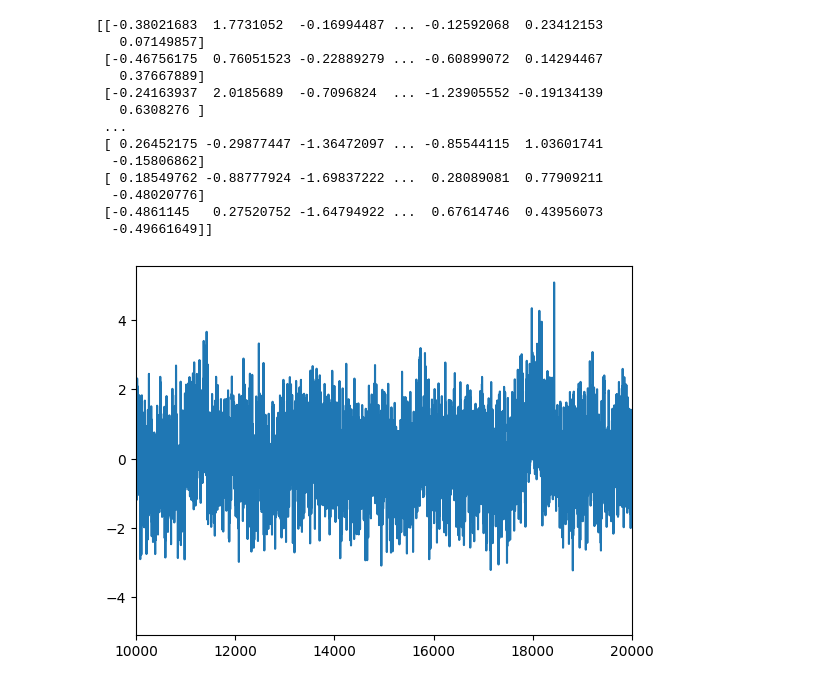
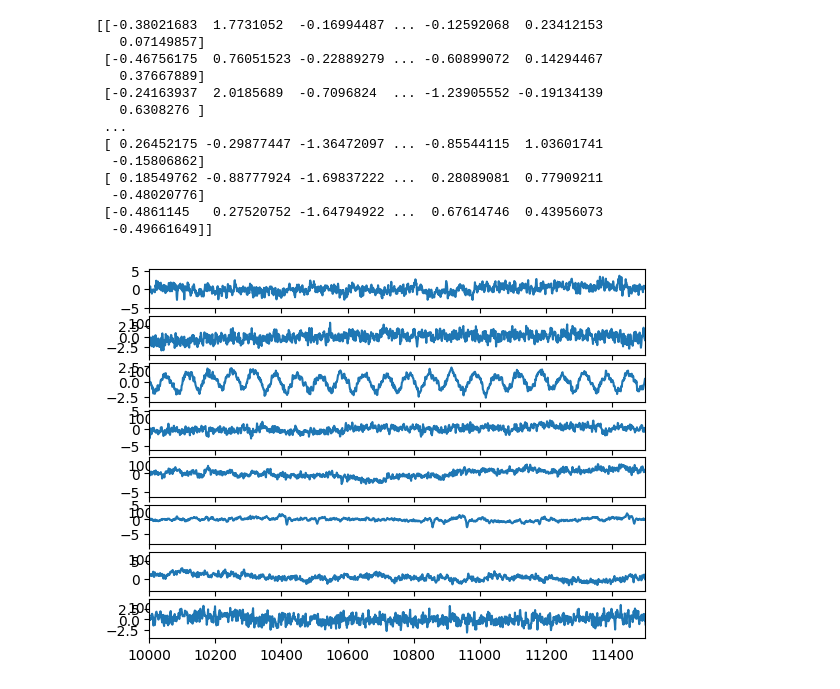
Before and after one commit to Electrum9/mlsp-project, a Jupyter notebook: ICA.ipynb, the cells around one changed output. Cells and saved outputs as stored; diff of their text form; code cells hidden in the pictures.

```diff
--- a/ICA.ipynb
+++ b/ICA.ipynb
@@ -46,4 +46,6 @@ def loadmat(filename):
 if1_grid_crds, if1_out_mat = loadmat(DATA_DIR / r'increasing-force-1.mat')
 if2_grid_crds, if2_out_mat = loadmat(DATA_DIR / r'increasing-force-2.mat')
 sf1_grid_crds, sf1_out_mat = loadmat(DATA_DIR / r'steady-force-1.mat')
+
+emg = if1_out_mat
 # %%
@@ -51,10 +53,10 @@ print(if1_out_mat.shape)
 # %% [output]
 (60160, 64)
 # %%
-for i in range(if1_out_mat.shape[1]):
-    plt.plot(if1_out_mat[:, i])
+for i in range(emg.shape[1]):
+    plt.plot(emg[:, i])
 plt.show()
 # %% [output]
 [figure]
 # %%
-filtered_if1_out_mat = filt_GRID(if1_out_mat)
+filtered_if1_out_mat = filt_GRID(emg)
@@ -100,10 +88,10 @@ print(IC)
  [-0.4861145   0.27520752 -1.64794922 ...  0.67614746  0.43956073
   -0.49661649]]
 # %%
-for i in range(IC.shape[1]):
-    plt.plot(IC[:, i])
-    break
-plt.xlim(left=10000, right=20000)
+fig, ax = plt.subplots(nrows=IC.shape[1]//8)
+for i in range(0, IC.shape[1]//8):
+    ax[i].plot(IC[:, i])
+    ax[i].set_xlim(left=10000, right=10000+1500)
 plt.show()
 # %% [output]
-[figure, old version]
+[figure, new version]
```
Also changed, not shown: parts of 6 cells of this notebook, 38 other files.
